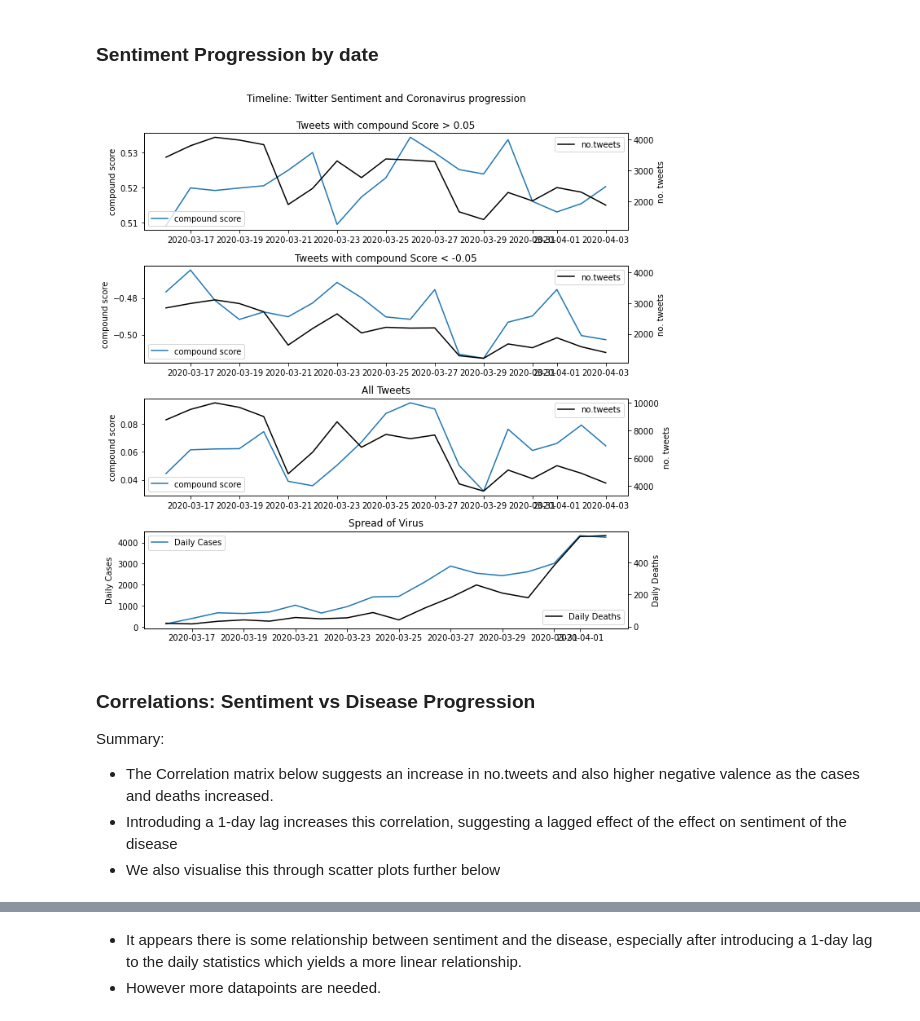
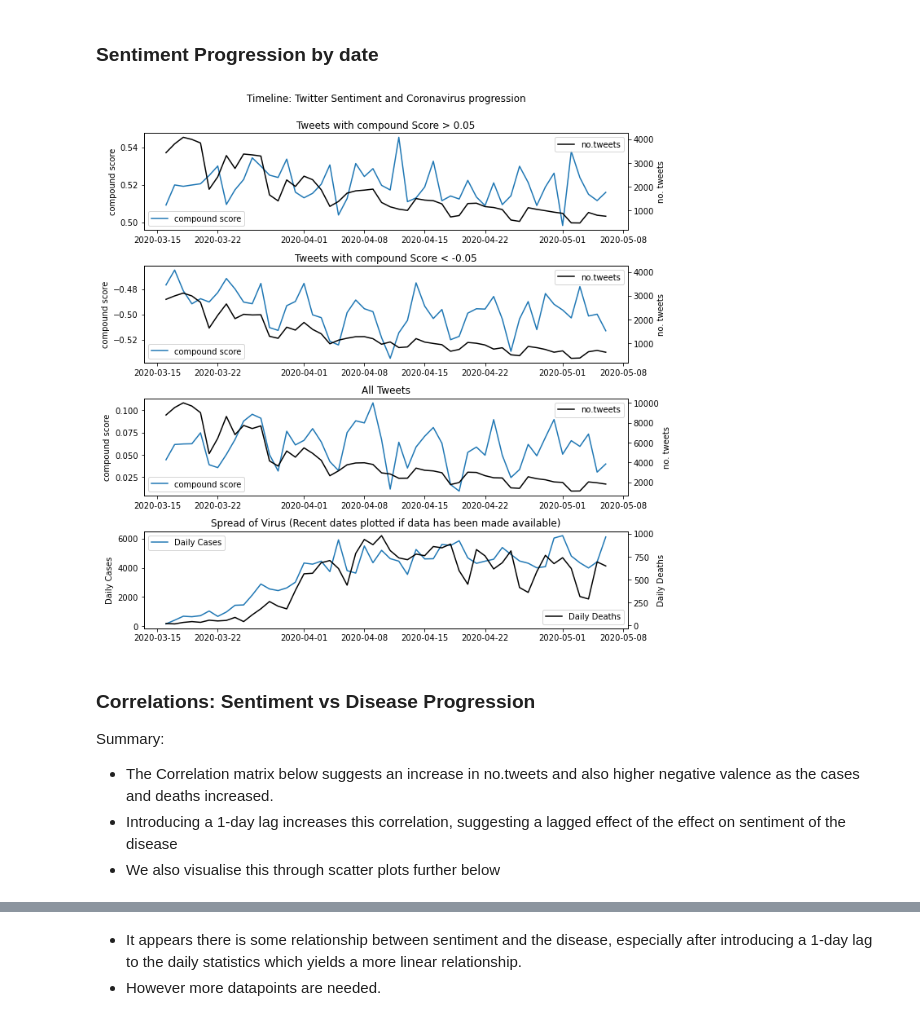
Before and after one commit to noahberhe/COVID-19, a Jupyter notebook: COVID-19 Anxiety Monitor.ipynb, the cells around one changed output, grey strips where cells are left out. Cells and saved outputs as stored; diff of their text form; code cells hidden in the pictures.

Commit message:
Updated Dates

```diff
--- a/COVID-19 Anxiety Monitor.ipynb
+++ b/COVID-19 Anxiety Monitor.ipynb
@@ -82,9 +82,9 @@ def process_text(text_col, pos=['PROPN']):
                 named_persons = ''
                 named_orgs = ''
                 if ent.label_ == 'PERSON':
-                    named_persons += ent.ent_id_ + ''
+                    named_persons += ent.text + ''
                 if ent.label_ == 'ORG':
-                    named_orgs += ent.ent_id_ + ''
+                    named_orgs += ent.text + ''
                 else:
                     pass
         else:
@@ -144,11 +144,11 @@ def vader_scorer(df):
 '''Collate tweets per day into a tweets_dict'''
 
 tweets_dict = {}
-start = '2020-04-03'
+start = '2020-05-06'
 until = (datetime.today()-timedelta(days=1)).date()
 datelist = pd.date_range(start, end=until).tolist()
 
-for (i,date) in enumerate(tqdm(datelist)):
+for (i,date) in tqdm(enumerate(datelist)):
     tweets_dict[str(date)[:10]] = getoldtweets(str(date)[:10], str(date+timedelta(days=1))[:10])
     print('Completed {}: {} of {} dates'.format(date,i+1,len(datelist)))
 
@@ -262,8 +262,9 @@ ax5 = ax4.twinx()
 ax6 = plt.subplot(414)
 ax7 = ax6.twinx()
 
-# share y-axes for no.tweets:
+# share y-axes for no.tweets, and share x-axes for all plots to align dates:
 ax1.get_shared_y_axes().join(ax1, ax3)
+ax1.get_shared_x_axes().join(ax1, ax3, ax5, ax7)
 
 # Plot data on their respective axes:
 ax0.plot(tweets_pos_valence[('{}'.format(score),'mean')], label='{} score'.format(score))
@@ -276,40 +277,41 @@ ax1.set_ylabel('no. tweets')
 ax1.legend(loc='upper right')
 
 ax2.plot(tweets_neg_valence[('{}'.format(score),'mean')], label='{} score'.format(score))
 ax2.set_ylabel('{} score'.format(score))
 ax2.legend(loc='lower left')
 ax2.set_title('Tweets with {} Score < {}'.format(score,neg_threshold))
 
 ax3.plot(tweets_neg_valence[('{}'.format(score),'count')], label='no.tweets', c='k')
 ax3.set_ylabel('no. tweets')
 ax3.legend(loc='upper right')
 
 ax4.plot(tweets_all_valence[('{}'.format(score),'mean')], label='{} score'.format(score))
 ax4.set_ylabel('{} score'.format(score))
 ax4.legend(loc='lower left')
 ax4.set_title('All Tweets')
 
 ax5.plot(tweets_all_valence[('{}'.format(score),'count')], label='no.tweets', c='k')
 ax5.set_ylabel('no. tweets')
 ax5.legend(loc='upper right')
 
 ax6.plot(tweets_neg_valence['CMODateCount'], label='Daily Cases')
 ax6.set_ylabel('Daily Cases')
 ax6.legend(loc='upper left')
-ax6.set_title('Spread of Virus')
+ax6.set_title('Spread of Virus (Recent dates plotted if data has been made available)')
 
 ax7.plot(tweets_neg_valence['DailyDeaths'], label='Daily Deaths', c='k')
+ax7.set_ylabel('Daily Deaths')
 ax7.set_ylabel('Daily Deaths')
 ax7.legend(loc='lower right')
 
 plt.tight_layout(rect=[0, 0.03, 1, 0.95]);
 # %% [output]
-[figure, old version]
+[figure, new version]
 # %% [markdown]
 ### Correlations: Sentiment vs Disease Progression
 Summary:
 - The Correlation matrix below suggests an increase in no.tweets and also higher negative valence as the cases and deaths increased.
-- Introduding a 1-day lag increases this correlation, suggesting a lagged effect of the effect on sentiment of the disease
+- Introducing a 1-day lag increases this correlation, suggesting a lagged effect of the effect on sentiment of the disease
 - We also visualise this through scatter plots further below
 # %%
 '''HeatMap of Correlations'''
```
Also changed, not shown: parts of 5 cells of this notebook, 3 other files.
